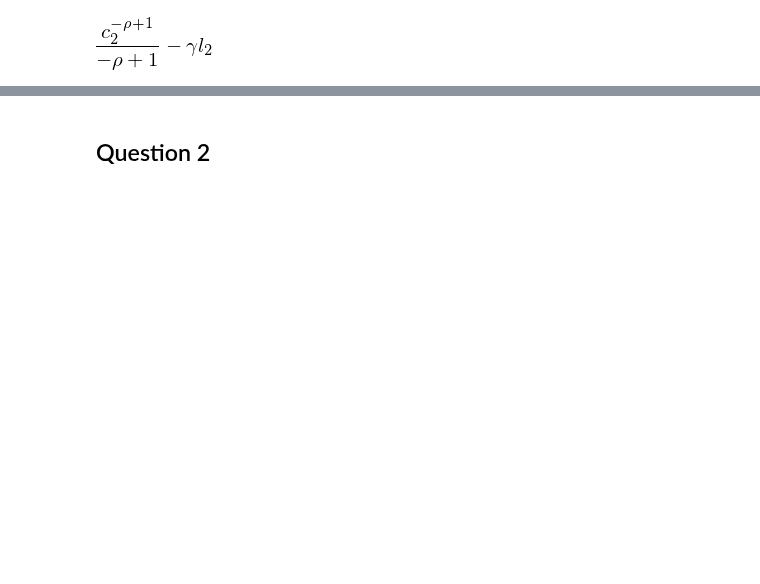
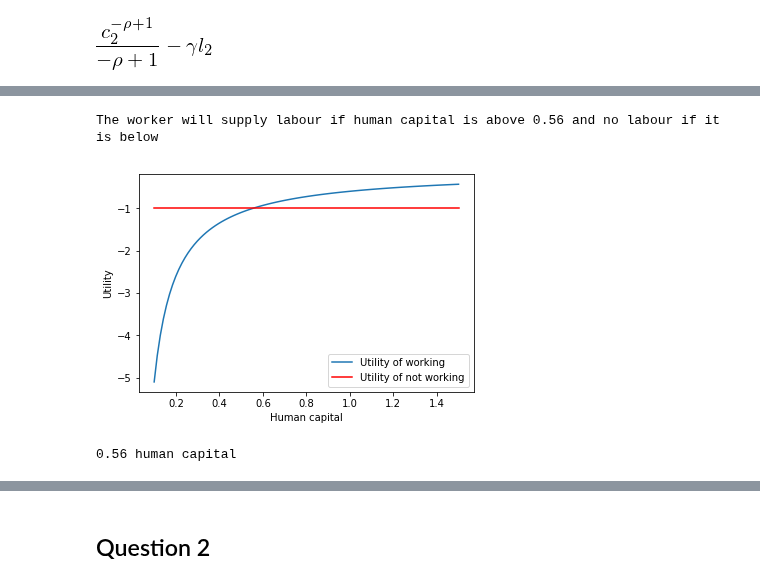
Before and after one commit to NumEconCopenhagen/projects-2019-al, a Jupyter notebook: examproject/August.ipynb, the cells around one changed output, grey strips where cells are left out. Saved outputs shown, nothing was run; the diff lists cells and outputs as text; code cells hidden in the pictures; blank space fills up the shorter version.

```diff
--- a/examproject/August.ipynb
+++ b/examproject/August.ipynb
@@ -190,0 +51,22 @@ The graph clearly indicate that there the marginal gain of human capital is decr
+# %%
+def utility_work(h2,l2,w,rho,gamma):
+    solution = (((h2*l2*w)**(1-rho))/(1-rho))-gamma*l2
+    return solution
+
+def utility_notwork(benefits,rho,gamma,l2):
+
+    b = ((benefits**(1-rho))/(1-rho))-gamma*l2
+    return b
+def hum_cap_u(l2,gamma,b,w,rho):
+    # i use h2_sol but replace u with the "cutoff"-value, that is the value of unemployment benefits
+    nw_u = utility_notwork(b,rho,gamma,0)
+    hum_cap = ((-gamma*l2*rho+gamma*l2-rho*nw_u+nw_u)**-(1/(rho-1)))/(l2*w)
+
+    return hum_cap
+# %%
+rho = 2
+beta = 0.96
+gamma = 0.1
+w = 2
+b = 1
+delta = 0.1
@@ -190,0 +78,33 @@ The graph clearly indicate that there the marginal gain of human capital is decr
+# %%
+def plot_func(h2,w,rho,gamma,b):
+
+    work = utility_work(h2,1,w,rho,gamma)
+    not_work = utility_notwork(b,rho,gamma,0)
+    cutoff = hum_cap_u(1,gamma,b,w,rho)
+
+    plt.plot(h2,work,label = "Utility of working")
+    plt.plot(h2,not_work,color="red",label="Utility of not working")
+    plt.legend()
+
+    plt.xlabel("Human capital")
+    plt.ylabel("Utility")
+
+    plt.show
+
+    print("The worker will supply labour if human capital is above",round(cutoff[0],2), "and no labour if it is below" )
+    return
+# %%
+h_vec = np.linspace(0.1,1.5,100)
+b_vec = np.linspace(1,1,100)
+plot_func(h_vec,w,rho,gamma,b_vec)
+# %% [output]
+The worker will supply labour if human capital is above 0.56 and no labour if it is below
+[figure, added]
+# %%
+#Another way of showing this is using a binary plot. This requires us to define
+#each level om human capital as either a capital where the worker provies labour
+# or a level where she does not - the cutoff is as shown before
+cutoff = hum_cap_u(1,gamma,b,w,rho)
+print(round(cutoff,2),"human capital")
+# %% [output]
+0.56 human capital
```
Also changed, not shown: parts of 35 cells of this notebook.
